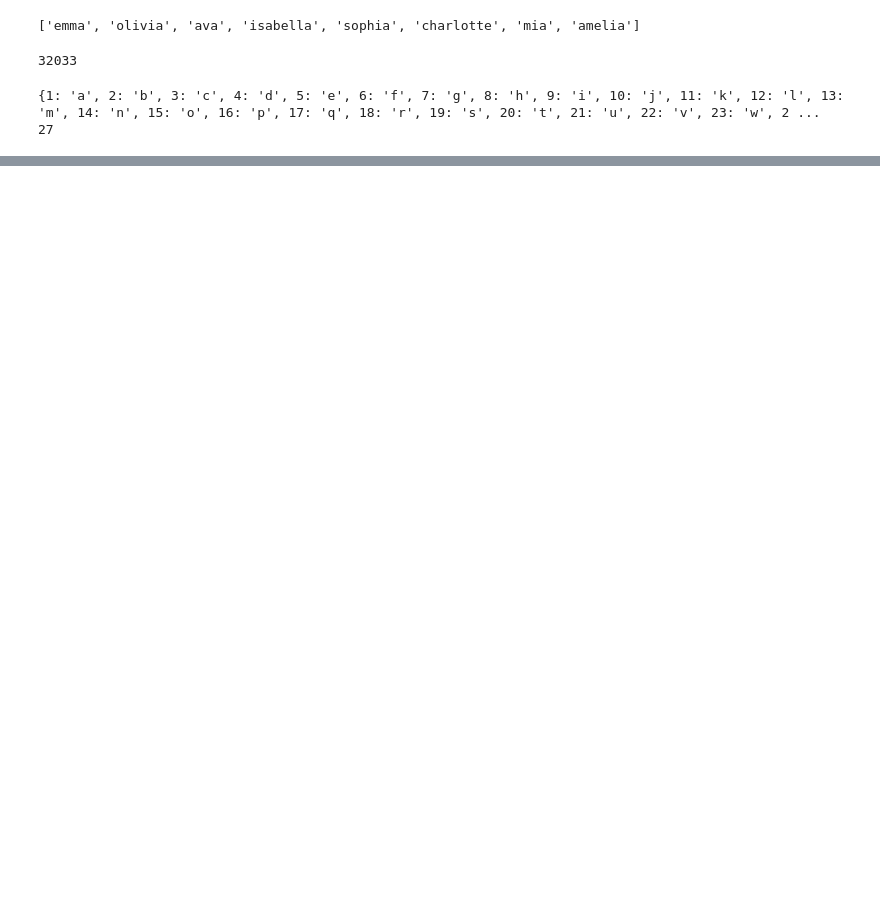
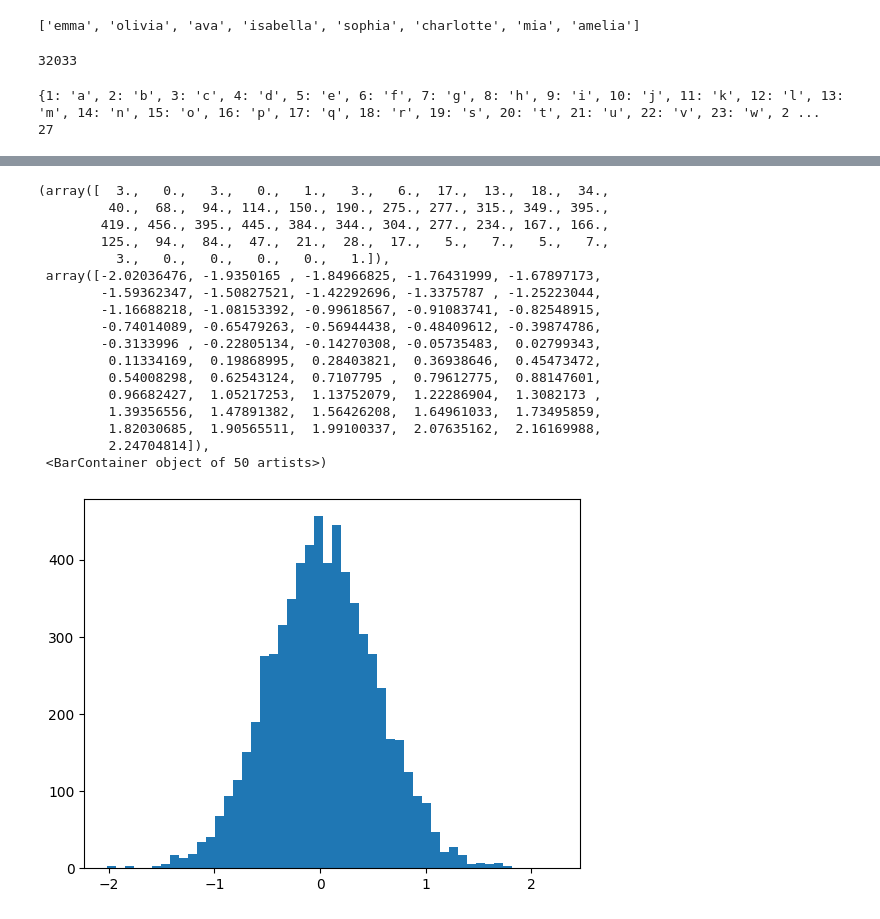
Before and after one commit to JustLikeThis101/nn-zero-to-hero, a Jupyter notebook: 04makemore/makemore part 3.ipynb, the cells around one changed output, grey strips where cells are left out. Cells and saved outputs as stored; diff of their text form; code cells hidden in the pictures; blank space fills up the shorter version.

```diff
--- a/04makemore/makemore part 3.ipynb
+++ b/04makemore/makemore part 3.ipynb
@@ -56,0 +171,21 @@ Xte, Yte = build_dataset(words[n2:])  # 10%
+# %%
+plt.hist(hpreact.view(-1).tolist(), 50)
+# %% [output]
+(array([  3.,   0.,   3.,   0.,   1.,   3.,   6.,  17.,  13.,  18.,  34.,
+         40.,  68.,  94., 114., 150., 190., 275., 277., 315., 349., 395.,
+        419., 456., 395., 445., 384., 344., 304., 277., 234., 167., 166.,
+        125.,  94.,  84.,  47.,  21.,  28.,  17.,   5.,   7.,   5.,   7.,
+          3.,   0.,   0.,   0.,   0.,   1.]),
+ array([-2.02036476, -1.9350165 , -1.84966825, -1.76431999, -1.67897173,
+        -1.59362347, -1.50827521, -1.42292696, -1.3375787 , -1.25223044,
+        -1.16688218, -1.08153392, -0.99618567, -0.91083741, -0.82548915,
+        -0.74014089, -0.65479263, -0.56944438, -0.48409612, -0.39874786,
+        -0.3133996 , -0.22805134, -0.14270308, -0.05735483,  0.02799343,
+         0.11334169,  0.19868995,  0.28403821,  0.36938646,  0.45473472,
+         0.54008298,  0.62543124,  0.7107795 ,  0.79612775,  0.88147601,
+         0.96682427,  1.05217253,  1.13752079,  1.22286904,  1.3082173 ,
+         1.39356556,  1.47891382,  1.56426208,  1.64961033,  1.73495859,
+         1.82030685,  1.90565511,  1.99100337,  2.07635162,  2.16169988,
+         2.24704814]),
+ <BarContainer object of 50 artists>)
+[figure, added]
```
Also changed, not shown: parts of 12 cells of this notebook, 1 other file.
